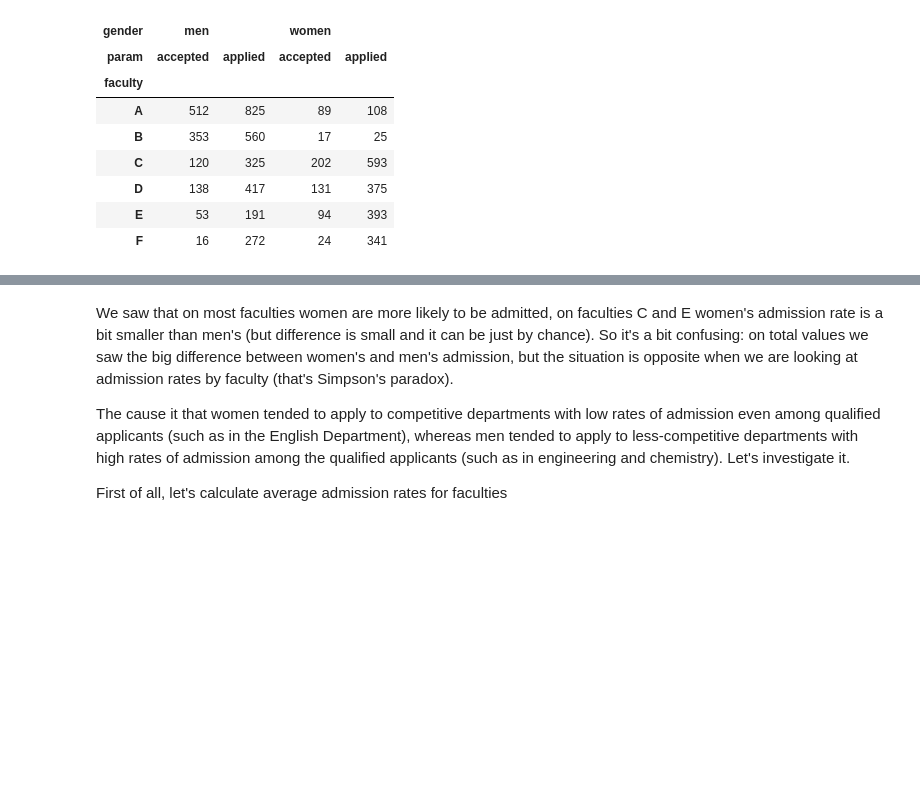
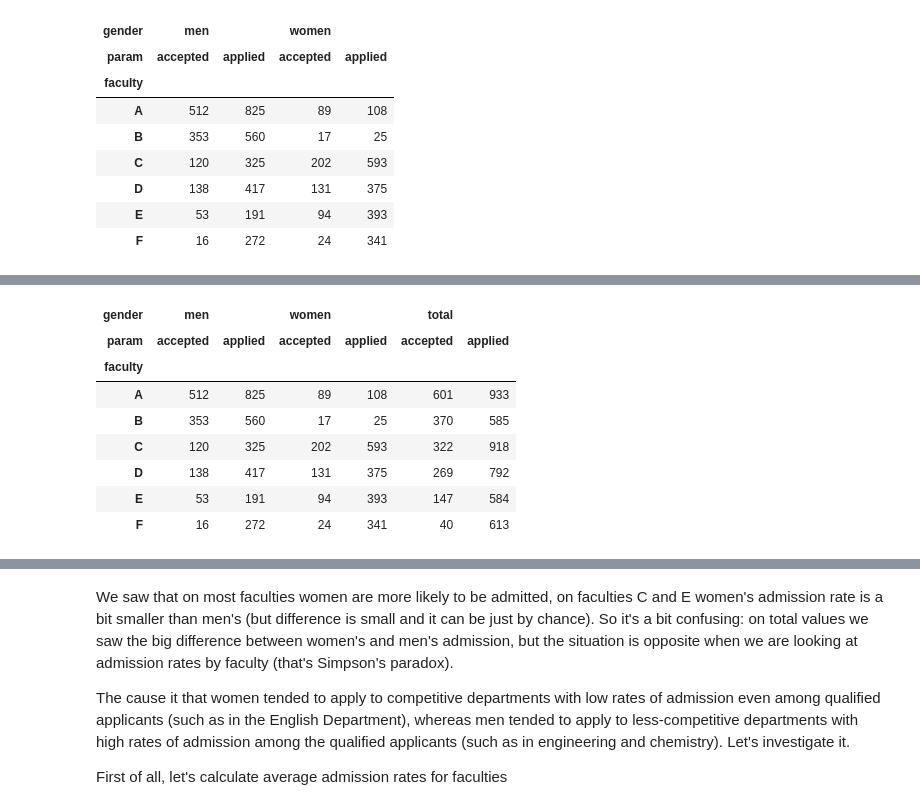
Before and after one commit to feelthelearn/useful_python_code, a Jupyter notebook: Pandas_MultiIndex/multiindex_example.ipynb, the cells around one changed output, grey strips where cells are left out. Cells and saved outputs as stored; diff of their text form; code cells hidden in the pictures; blank space fills up the shorter version.

```diff
--- a/Pandas_MultiIndex/multiindex_example.ipynb
+++ b/Pandas_MultiIndex/multiindex_example.ipynb
@@ -83 +112,14 @@ Name: (women, applied), dtype: float64
+# %%
+df = pd.concat([df, df_total], axis = 1)
+df
+# %% [output]
+| gender | men |  | women |  | total |  |
+| param | accepted | applied | accepted | applied | accepted | applied |
+| faculty |  |  |  |  |  |  |
+| A | 512 | 825 | 89 | 108 | 601 | 933 |
+| B | 353 | 560 | 17 | 25 | 370 | 585 |
+| C | 120 | 325 | 202 | 593 | 322 | 918 |
+| D | 138 | 417 | 131 | 375 | 269 | 792 |
+| E | 53 | 191 | 94 | 393 | 147 | 584 |
+| F | 16 | 272 | 24 | 341 | 40 | 613 |
 # %% [markdown]
```
Also changed, not shown: parts of 15 cells of this notebook.
